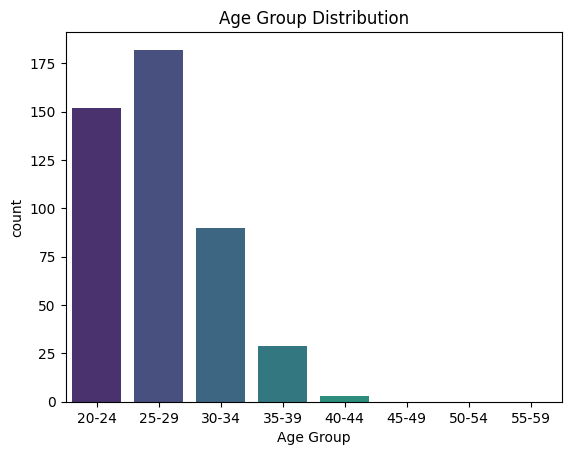
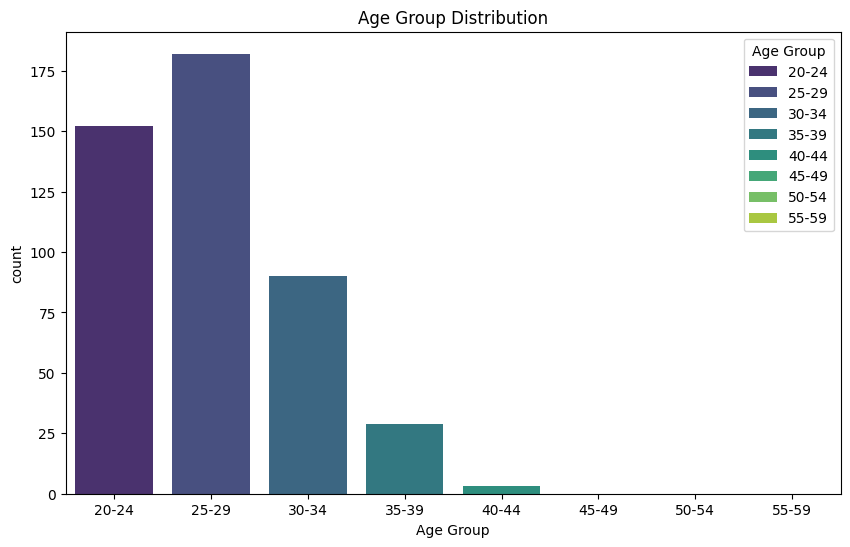
Unified diff of the notebook cell whose output changed from the first chart to the second:
--- before
+++ after
@@ -1,3 +1,4 @@
-sns.countplot(data=df, x='Age Group',palette='viridis')
+plt.figure(figsize=(10,6))
+sns.countplot(data=df,x='Age Group',hue='Age Group',palette='viridis', dodge=False)
 plt.title('Age Group Distribution')
 plt.show()

Commit: Add files via upload